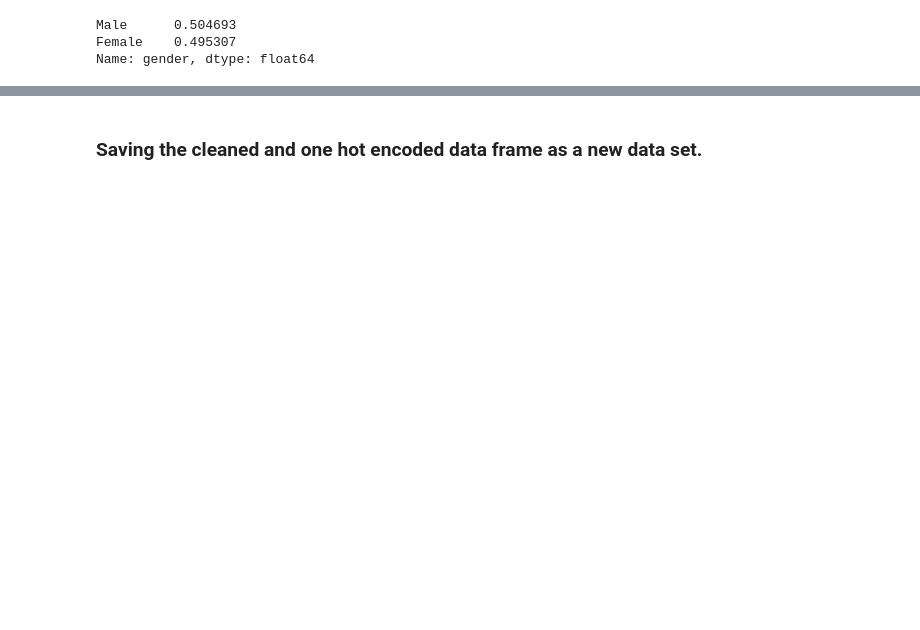
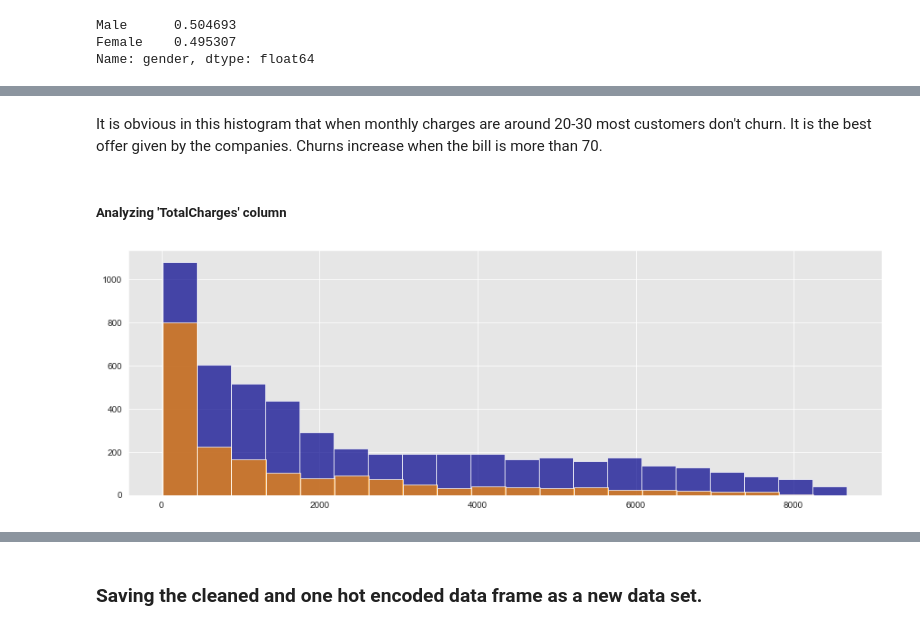
Before and after one commit to mattblasa/Customer-Churn-Prediction-Project, a Jupyter notebook: 1-Project 3 Customer Churn Cleaning and EDA notebook.ipynb, the cells around one changed output, grey strips where cells are left out. Saved outputs shown, nothing was run; the diff lists cells and outputs as text; code cells hidden in the pictures; blank space fills up the shorter version.

```diff
--- a/1-Project 3 Customer Churn Cleaning and EDA notebook.ipynb
+++ b/1-Project 3 Customer Churn Cleaning and EDA notebook.ipynb
@@ -132,0 +235,10 @@ df = df.drop(['gender'], axis=1)
+# %% [markdown]
+It is obvious in this histogram that when monthly charges are around 20-30 most customers don't churn. It is the best offer given by the companies. Churns increase when the bill is more than 70.
+# %% [markdown]
+##### Analyzing 'TotalCharges' column
+# %%
+fig = plt.figure(figsize=(15, 5))
+fig = df[df['Churn']==0].TotalCharges.hist(bins=20, color='darkblue', alpha=0.7)
+fig = df[df['Churn']==1].TotalCharges.hist(bins=20, color='darkorange', alpha=0.7)
+# %% [output]
+[figure, added]
```
Also changed, not shown: parts of 69 cells of this notebook, 3 other files.
